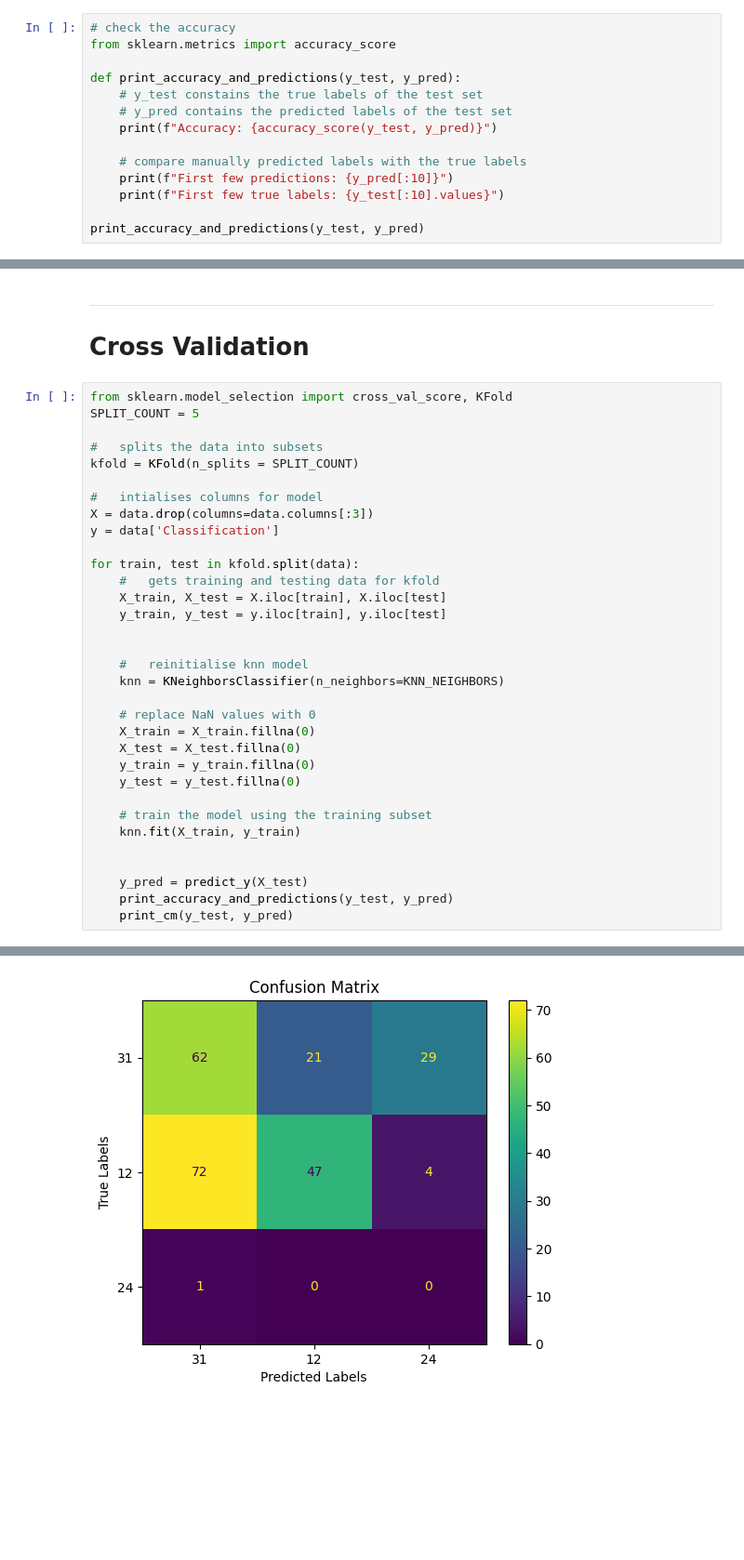
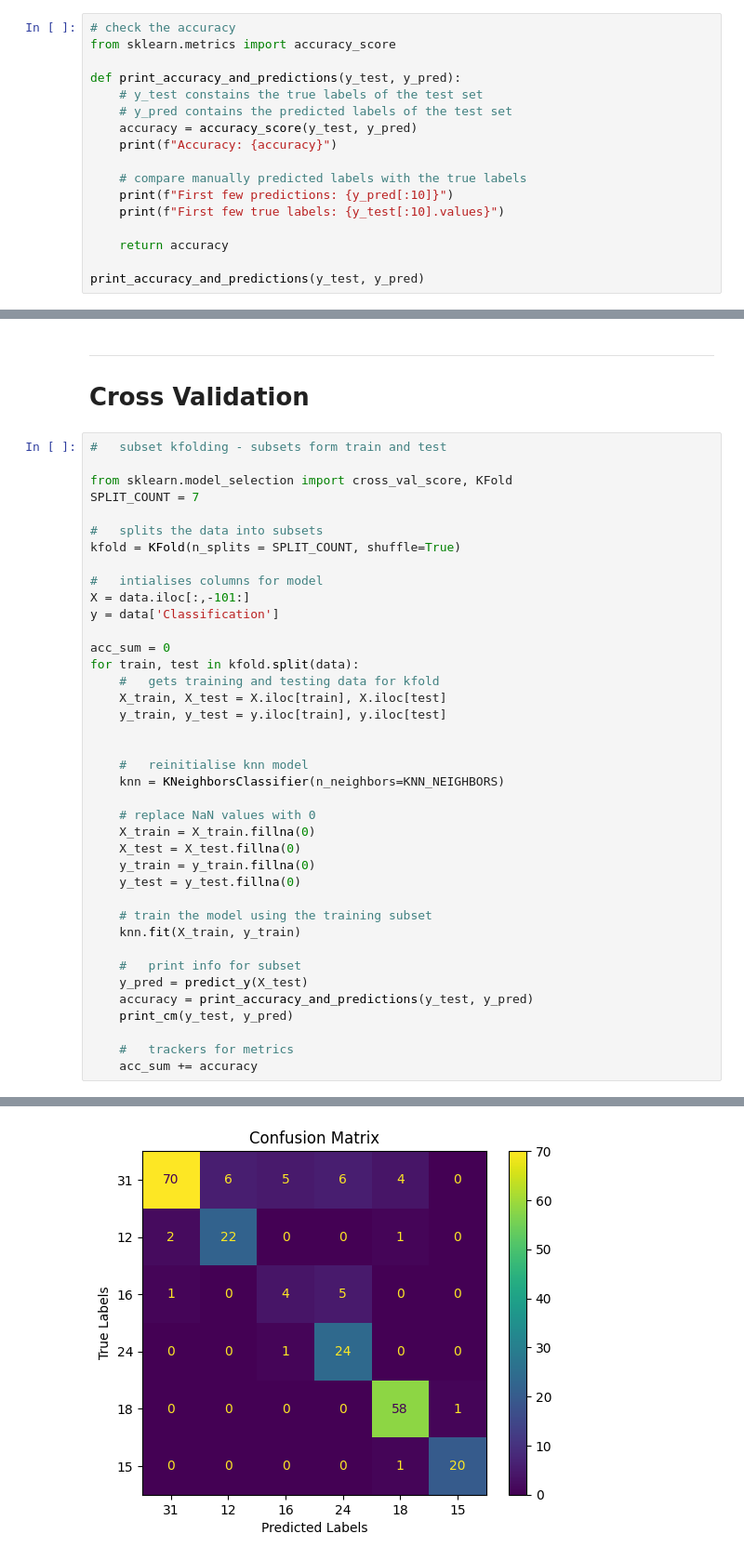
Before and after one commit to d4vidsha/food-groups-classification-model, a Jupyter notebook: src/knn.ipynb, the cells around one changed output, grey strips where cells are left out. Shown at 93% size. Drawn from its saved outputs; the diff is of its cells as text; blank space fills up the shorter version.

Commit message:
fix: cross val shuffle true, columns indexed properly

```diff
--- a/src/knn.ipynb
+++ b/src/knn.ipynb
@@ -92,12 +92,15 @@ from sklearn.metrics import accuracy_score
 def print_accuracy_and_predictions(y_test, y_pred):
     # y_test constains the true labels of the test set
     # y_pred contains the predicted labels of the test set
-    print(f"Accuracy: {accuracy_score(y_test, y_pred)}")
+    accuracy = accuracy_score(y_test, y_pred)
+    print(f"Accuracy: {accuracy}")
 
     # compare manually predicted labels with the true labels
     print(f"First few predictions: {y_pred[:10]}")
     print(f"First few true labels: {y_test[:10].values}")
 
+    return accuracy
+
 print_accuracy_and_predictions(y_test, y_pred)
 # %% [output]
 Accuracy: 0.9094650205761317
@@ -152,16 +156,19 @@ Correct predictions per food group:
 ---
 # Cross Validation
 # %%
+#   subset kfolding - subsets form train and test
+
 from sklearn.model_selection import cross_val_score, KFold
-SPLIT_COUNT = 5
+SPLIT_COUNT = 7
 
 #   splits the data into subsets
-kfold = KFold(n_splits = SPLIT_COUNT)
+kfold = KFold(n_splits = SPLIT_COUNT, shuffle=True)
 
 #   intialises columns for model
-X = data.drop(columns=data.columns[:3])
+X = data.iloc[:,-101:]
 y = data['Classification']
 
+acc_sum = 0
 for train, test in kfold.split(data):
     #   gets training and testing data for kfold
     X_train, X_test = X.iloc[train], X.iloc[test]
@@ -180,8 +187,11 @@ for train, test in kfold.split(data):
     # train the model using the training subset
     knn.fit(X_train, y_train)
 
+    #   print info for subset
+    y_pred = predict_y(X_test)
+    accuracy = print_accuracy_and_predictions(y_test, y_pred)
+    print_cm(y_test, y_pred)
 
-    y_pred = predict_y(X_test)
-    print_accuracy_and_predictions(y_test, y_pred)
-    print_cm(y_test, y_pred)
+    #   trackers for metrics
+    acc_sum += accuracy
 # %% [output]
@@ -195 +208 @@ Correct predictions per food group:
-[figure, old version]
+[figure, new version]
```
Also changed, not shown: parts of 3 cells of this notebook.
